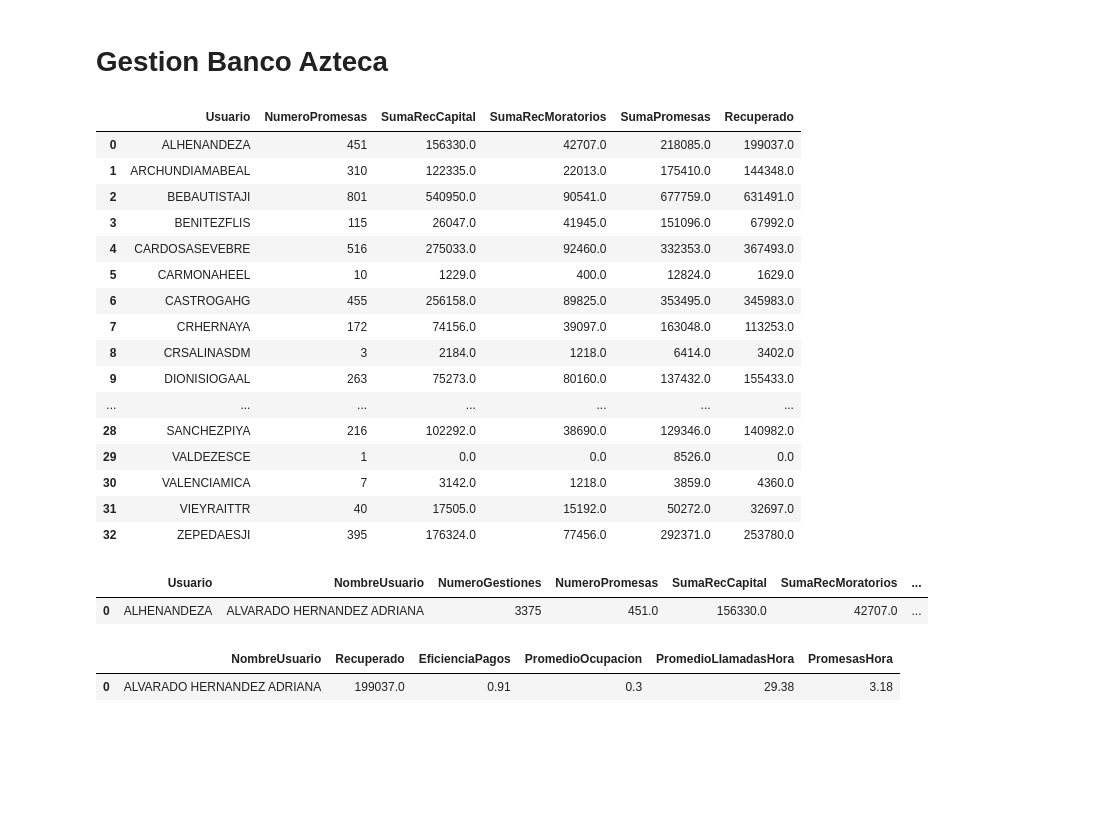
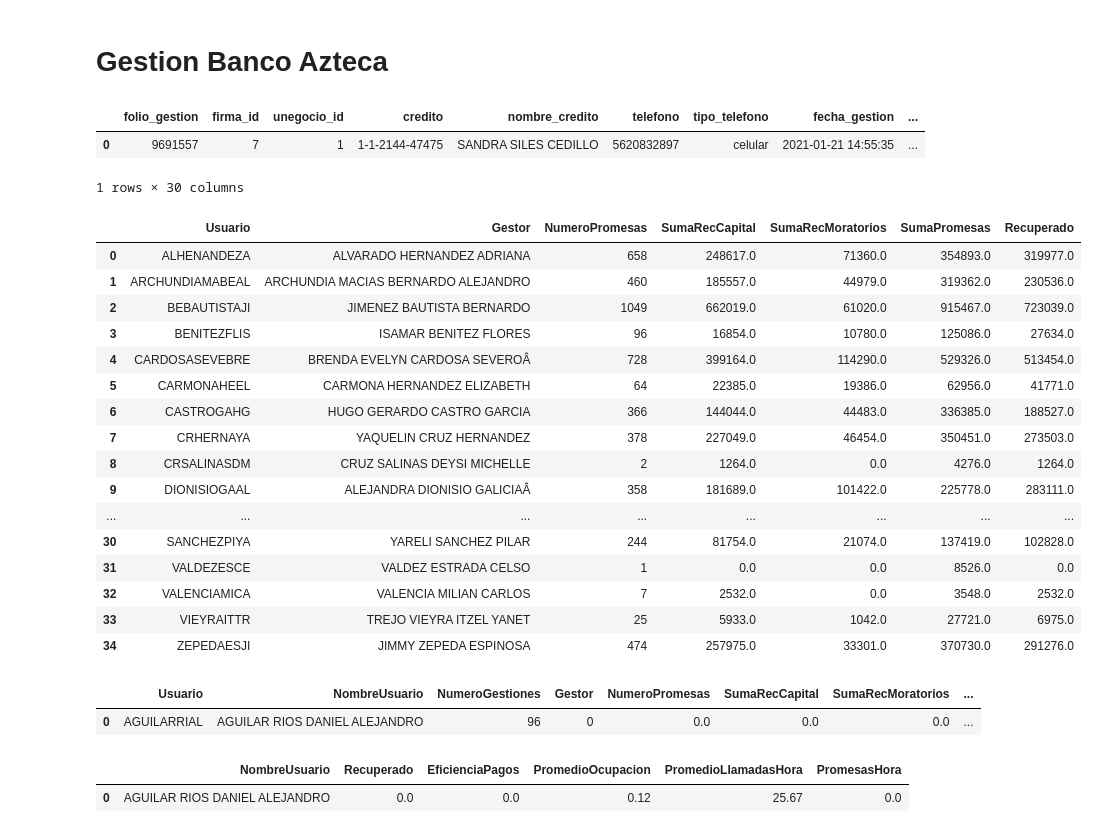
Before and after one commit to ericklopz1097/Profesionales-en-Recuperacion, a Jupyter notebook: ControlGestorBaz.ipynb, the cells around one changed output. Drawn from its saved outputs; the diff is of its cells as text; code cells hidden in the pictures; blank space fills up the shorter version.

```diff
--- a/ControlGestorBaz.ipynb
+++ b/ControlGestorBaz.ipynb
@@ -13,6 +14,6 @@ InteractiveShell.ast_node_interactivity = "all"
 ruta_guardar = '/home/estadistico/Documents/Erick/Reportes diarios'
 ruta_pagos = '/home/estadistico/Documents/Erick'
 mes = 20201201
-mes2 = 'Diciembre2020'
+mes2 = 'Enero2021'
 mes3 = pd.to_datetime('01/12/2020',dayfirst=True)
-prim_sem_mes = 49
+prim_sem_mes = 1
@@ -26,7 +20,6 @@ base = 'procesos_externos'
 # %%
 #Asignamos valores a los parametros \n"
 today = date.today().strftime('%Y%m%d')
-today = 20201231
 now = datetime.now().strftime('%d-%m-%Y %H:%M')
 hoy = np.datetime64('today')
 ayer = np.datetime64(date.today() - timedelta(1))
@@ -179,7 +158,7 @@ control_performance_baz.head(3)
 # Gestion Banco Azteca
 # %%
 #Hacemos la consulta referente a las gestiones de Banco Azteca
-gestion_baz = consulta_sql('baz_rpt_gestiones_detallado',mes,today)
+gestion_baz = cs.query_naucalpan('baz_rpt_gestiones_detallado',mes,today)
 gestion_baz.columns = ['folio_gestion','firma_id','unegocio_id','credito','nombre_credito','telefono','tipo_telefono','fecha_gestion','usuario','nombre_usuario','dictamen','accion_resultado','fecha_promesa','monto_promesa','comentarios']
 # %%
 #try: gestion_baz['anio_prom'] = [int(x[:4]) for x in gestion_baz['fecha_promesa']]
@@ -203,31 +182,37 @@ consolidado_pagos_baz = pd.merge(promesas_baz,pagos_baz,how='left',on=['credito'
 #consolidado_pagos_baz.head(1)
 # %%
 z = consolidado_pagos_baz.loc[consolidado_pagos_baz['RECUPERACION DE CAPITAL']+consolidado_pagos_baz['RECUPERACION DE MORATORIOS']>consolidado_pagos_baz['monto_promesa']]
+# %%
+consolidado_pagos_baz.head(1)
+# %% [output]
+|  | folio_gestion | firma_id | unegocio_id | credito | nombre_credito | telefono | tipo_telefono | fecha_gestion | ... |
+| 0 | 9691557 | 7 | 1 | 1-1-2144-47475 | SANDRA SILES CEDILLO | 5620832897 | celular | 2021-01-21 14:55:35 | ... |
+1 rows × 30 columns
 # %%
-promesas_gestor_rec = pd.pivot_table(consolidado_pagos_baz,index=['usuario'],values=['monto_promesa','RECUPERACION DE CAPITAL','RECUPERACION DE MORATORIOS'],aggfunc=['count',np.sum])
+promesas_gestor_rec = pd.pivot_table(consolidado_pagos_baz,index=['usuario','nombre_usuario'],values=['monto_promesa','RECUPERACION DE CAPITAL','RECUPERACION DE MORATORIOS'],aggfunc=['count',np.sum])
 promesas_gestor_rec = to_dataframe(promesas_gestor_rec)
-promesas_gestor_rec = promesas_gestor_rec.iloc[:,[0,3,4,5,6]]
-promesas_gestor_rec.columns = ['Usuario','NumeroPromesas','SumaRecCapital','SumaRecMoratorios','SumaPromesas']
+promesas_gestor_rec = promesas_gestor_rec.iloc[:,[0,1,4,5,6,7]]
+promesas_gestor_rec.columns = ['Usuario','Gestor','NumeroPromesas','SumaRecCapital','SumaRecMoratorios','SumaPromesas']
 promesas_gestor_rec['Recuperado'] = promesas_gestor_rec['SumaRecCapital']+promesas_gestor_rec['SumaRecMoratorios']
 promesas_gestor_rec
 # %% [output]
-|  | Usuario | NumeroPromesas | SumaRecCapital | SumaRecMoratorios | SumaPromesas | Recuperado |
-| 0 | ALHENANDEZA | 451 | 156330.0 | 42707.0 | 218085.0 | 199037.0 |
-| 1 | ARCHUNDIAMABEAL | 310 | 122335.0 | 22013.0 | 175410.0 | 144348.0 |
-| 2 | BEBAUTISTAJI | 801 | 540950.0 | 90541.0 | 677759.0 | 631491.0 |
-| 3 | BENITEZFLIS | 115 | 26047.0 | 41945.0 | 151096.0 | 67992.0 |
-| 4 | CARDOSASEVEBRE | 516 | 275033.0 | 92460.0 | 332353.0 | 367493.0 |
-| 5 | CARMONAHEEL | 10 | 1229.0 | 400.0 | 12824.0 | 1629.0 |
-| 6 | CASTROGAHG | 455 | 256158.0 | 89825.0 | 353495.0 | 345983.0 |
-| 7 | CRHERNAYA | 172 | 74156.0 | 39097.0 | 163048.0 | 113253.0 |
-| 8 | CRSALINASDM | 3 | 2184.0 | 1218.0 | 6414.0 | 3402.0 |
-| 9 | DIONISIOGAAL | 263 | 75273.0 | 80160.0 | 137432.0 | 155433.0 |
-| ... | ... | ... | ... | ... | ... | ... |
-| 28 | SANCHEZPIYA | 216 | 102292.0 | 38690.0 | 129346.0 | 140982.0 |
-| 29 | VALDEZESCE | 1 | 0.0 | 0.0 | 8526.0 | 0.0 |
-| 30 | VALENCIAMICA | 7 | 3142.0 | 1218.0 | 3859.0 | 4360.0 |
-| 31 | VIEYRAITTR | 40 | 17505.0 | 15192.0 | 50272.0 | 32697.0 |
-| 32 | ZEPEDAESJI | 395 | 176324.0 | 77456.0 | 292371.0 | 253780.0 |
+|  | Usuario | Gestor | NumeroPromesas | SumaRecCapital | SumaRecMoratorios | SumaPromesas | Recuperado |
+| 0 | ALHENANDEZA | ALVARADO HERNANDEZ ADRIANA | 658 | 248617.0 | 71360.0 | 354893.0 | 319977.0 |
+| 1 | ARCHUNDIAMABEAL | ARCHUNDIA MACIAS BERNARDO ALEJANDRO | 460 | 185557.0 | 44979.0 | 319362.0 | 230536.0 |
+| 2 | BEBAUTISTAJI | JIMENEZ BAUTISTA BERNARDO | 1049 | 662019.0 | 61020.0 | 915467.0 | 723039.0 |
+| 3 | BENITEZFLIS | ISAMAR BENITEZ FLORES | 96 | 16854.0 | 10780.0 | 125086.0 | 27634.0 |
+| 4 | CARDOSASEVEBRE | BRENDA EVELYN CARDOSA SEVEROÂ | 728 | 399164.0 | 114290.0 | 529326.0 | 513454.0 |
+| 5 | CARMONAHEEL | CARMONA HERNANDEZ ELIZABETH | 64 | 22385.0 | 19386.0 | 62956.0 | 41771.0 |
+| 6 | CASTROGAHG | HUGO GERARDO CASTRO GARCIA | 366 | 144044.0 | 44483.0 | 336385.0 | 188527.0 |
+| 7 | CRHERNAYA | YAQUELIN CRUZ HERNANDEZ | 378 | 227049.0 | 46454.0 | 350451.0 | 273503.0 |
+| 8 | CRSALINASDM | CRUZ SALINAS DEYSI MICHELLE | 2 | 1264.0 | 0.0 | 4276.0 | 1264.0 |
+| 9 | DIONISIOGAAL | ALEJANDRA DIONISIO GALICIAÂ | 358 | 181689.0 | 101422.0 | 225778.0 | 283111.0 |
+| ... | ... | ... | ... | ... | ... | ... | ... |
+| 30 | SANCHEZPIYA | YARELI SANCHEZ PILAR | 244 | 81754.0 | 21074.0 | 137419.0 | 102828.0 |
+| 31 | VALDEZESCE | VALDEZ ESTRADA CELSO | 1 | 0.0 | 0.0 | 8526.0 | 0.0 |
+| 32 | VALENCIAMICA | VALENCIA MILIAN CARLOS | 7 | 2532.0 | 0.0 | 3548.0 | 2532.0 |
+| 33 | VIEYRAITTR | TREJO VIEYRA ITZEL YANET | 25 | 5933.0 | 1042.0 | 27721.0 | 6975.0 |
+| 34 | ZEPEDAESJI | JIMMY ZEPEDA ESPINOSA | 474 | 257975.0 | 33301.0 | 370730.0 | 291276.0 |
 # %%
 control_baz_rec = pd.merge(gestion_gestor_rec,promesas_gestor_rec,how='left',on='Usuario')
 control_baz_rec.fillna(0,inplace=True)
@@ -236,8 +221,8 @@ control_baz_rec = control_baz_rec.loc[control_baz_rec['Usuario2']!='m08']
 control_baz_rec.drop('Usuario2',axis=1,inplace=True)
 control_baz_rec.head(1)
 # %% [output]
-|  | Usuario | NombreUsuario | NumeroGestiones | NumeroPromesas | SumaRecCapital | SumaRecMoratorios | ... |
-| 0 | ALHENANDEZA | ALVARADO HERNANDEZ ADRIANA | 3375 | 451.0 | 156330.0 | 42707.0 | ... |
+|  | Usuario | NombreUsuario | NumeroGestiones | Gestor | NumeroPromesas | SumaRecCapital | SumaRecMoratorios | ... |
+| 0 | AGUILARRIAL | AGUILAR RIOS DANIEL ALEJANDRO | 96 | 0 | 0.0 | 0.0 | 0.0 | ... |
 # %%
 final_baz_rec = pd.merge(control_baz_rec,control_performance_baz,how='left',on='Usuario')
 final_baz_rec.fillna(0,inplace=True)
@@ -245,12 +230,17 @@ final_baz_rec['PromedioLlamadasHora'] = final_baz_rec['SumLlamadasDia']/final_ba
 final_baz_rec['PromedioOcupacion'] = final_baz_rec['PromedioOcupacion']/100
 final_baz_rec['EficienciaPagos'] = final_baz_rec['Recuperado']/final_baz_rec['SumaPromesas']
 final_baz_rec['PromesasHora'] = final_baz_rec['NumeroPromesas']/final_baz_rec['SumHorasTrabajadas']
-final_baz_rec2 = final_baz_rec.iloc[:,[1,7,13,11,12,14]]
-cols = ['Recuperado','EficienciaPagos','PromedioOcupacion','PromedioLlamadasHora','PromesasHora']
-final_baz_rec2[cols] = final_baz_rec2[cols].round(2)
-final_baz_rec = final_baz_rec.loc[final_baz_rec['SumaPromesas']>0]
-final_baz_rec2.head(1)
+final_baz_rec['Usuario'] = final_baz_rec['Usuario'].str.upper()
+final_baz_rec = pd.merge(final_baz_rec,personal,on='Usuario',how='left')
+final_baz_rec['Estatus'].fillna('COBRANZA',inplace=True)
+final_baz_rec = final_baz_rec.loc[final_baz_rec['Estatus']=='COBRANZA']
-# %% [output]
-|  | NombreUsuario | Recuperado | EficienciaPagos | PromedioOcupacion | PromedioLlamadasHora | PromesasHora |
-| 0 | ALVARADO HERNANDEZ ADRIANA | 199037.0 | 0.91 | 0.3 | 29.38 | 3.18 |
+# %%
+final_baz_rec2 = final_baz_rec.iloc[:,[1,8,14,12,13,15]]
+cols = ['Recuperado','EficienciaPagos','PromedioOcupacion','PromedioLlamadasHora','PromesasHora']
+final_baz_rec2[cols] = final_baz_rec2[cols].round(2)
+final_baz_rec2.fillna(0,inplace=True)
+final_baz_rec2.head(1)
+# %% [output]
+|  | NombreUsuario | Recuperado | EficienciaPagos | PromedioOcupacion | PromedioLlamadasHora | PromesasHora |
+| 0 | AGUILAR RIOS DANIEL ALEJANDRO | 0.0 | 0.0 | 0.12 | 25.67 | 0.0 |
 # %%
```
Also changed, not shown: parts of 10 cells of this notebook, 5 other files.
